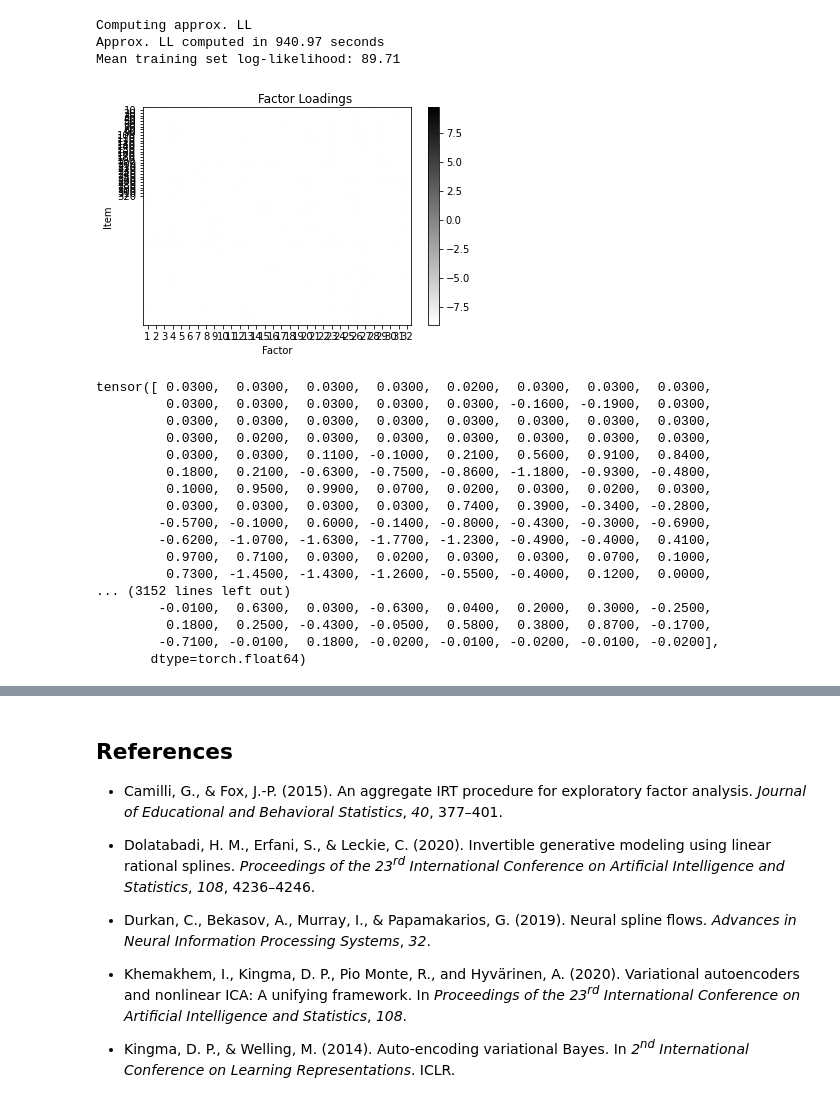
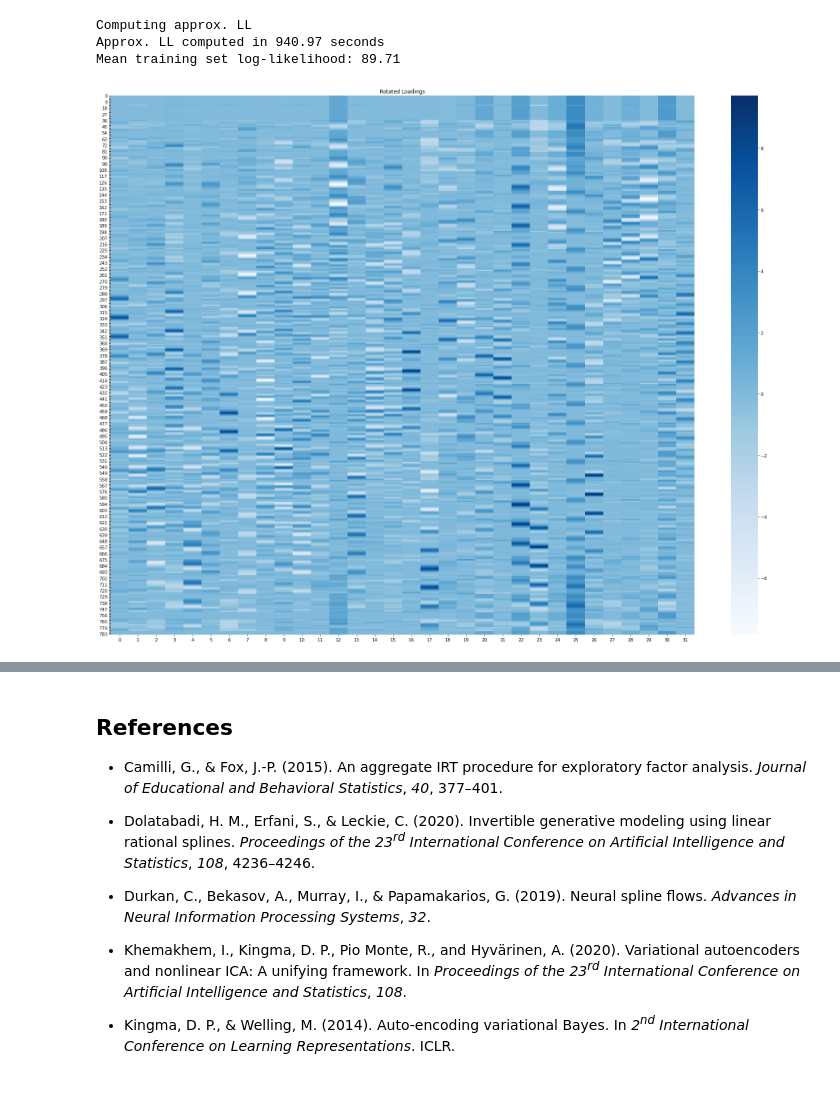
Before and after one commit to cjurban/deepirtools, a Jupyter notebook: examples/mnist_tutorial.ipynb, the cells around one changed output, grey strips where cells are left out. Saved outputs shown, nothing was run; the diff lists cells and outputs as text; code cells hidden in the pictures.

```diff
--- a/examples/mnist_tutorial.ipynb
+++ b/examples/mnist_tutorial.ipynb
@@ -178,34 +180,21 @@ print("Mean training set log-likelihood: {:.2f}".format(-ll / test_size))
 Computing approx. LL
 Approx. LL computed in 940.97 seconds
 Mean training set log-likelihood: 89.71
-# %%
-from factor_analyzer import Rotator
-
-rotator = Rotator(method = "geomin_obl")
-rot_loadings = torch.from_numpy(rotator.fit_transform(model.loadings))
-deepirtools.loadings_heatmap(rot_loadings)
-# %% [output]
-[figure, removed]
-# %%
-import numpy as np
-
-for col in range(rot_loadings.shape[1]):
- print(np.around(rot_loadings[:, col], 2))
-# %% [output]
-tensor([ 0.0300,  0.0300,  0.0300,  0.0300,  0.0200,  0.0300,  0.0300,  0.0300,
-         0.0300,  0.0300,  0.0300,  0.0300,  0.0300, -0.1600, -0.1900,  0.0300,
-         0.0300,  0.0300,  0.0300,  0.0300,  0.0300,  0.0300,  0.0300,  0.0300,
-         0.0300,  0.0200,  0.0300,  0.0300,  0.0300,  0.0300,  0.0300,  0.0300,
-         0.0300,  0.0300,  0.1100, -0.1000,  0.2100,  0.5600,  0.9100,  0.8400,
-         0.1800,  0.2100, -0.6300, -0.7500, -0.8600, -1.1800, -0.9300, -0.4800,
-         0.1000,  0.9500,  0.9900,  0.0700,  0.0200,  0.0300,  0.0200,  0.0300,
-         0.0300,  0.0300,  0.0300,  0.0300,  0.7400,  0.3900, -0.3400, -0.2800,
-        -0.5700, -0.1000,  0.6000, -0.1400, -0.8000, -0.4300, -0.3000, -0.6900,
-        -0.6200, -1.0700, -1.6300, -1.7700, -1.2300, -0.4900, -0.4000,  0.4100,
-         0.9700,  0.7100,  0.0300,  0.0200,  0.0300,  0.0300,  0.0700,  0.1000,
-         0.7300, -1.4500, -1.4300, -1.2600, -0.5500, -0.4000,  0.1200,  0.0000,
-... (3152 lines left out)
-        -0.0100,  0.6300,  0.0300, -0.6300,  0.0400,  0.2000,  0.3000, -0.2500,
-         0.1800,  0.2500, -0.4300, -0.0500,  0.5800,  0.3800,  0.8700, -0.1700,
-        -0.7100, -0.0100,  0.1800, -0.0200, -0.0100, -0.0200, -0.0100, -0.0200],
-       dtype=torch.float64)
+# %%
+from factor_analyzer import Rotator
+import seaborn as sns
+
+rotator = Rotator(method = "geomin_obl")
+rot_loadings = torch.from_numpy(rotator.fit_transform(model.loadings))
+
+plt.close("all")
+fig, ax = plt.subplots(figsize=(24, 18))
+hm = sns.heatmap(rot_loadings, cbar=True, fmt='.2f', cmap=plt.cm.Blues)
+ax.set_xticks(np.arange(rot_loadings.shape[1]) + 0.5)
+ax.set_yticks(np.arange(rot_loadings.shape[0]) + 0.5)
+
+ax.set_title('Rotated Loadings')
+plt.tight_layout()
+plt.savefig("rotated_loadings.png", dpi=300)
+# %% [output]
+[figure, added]
```
Also changed, not shown: parts of 2 cells of this notebook, 2 other files.
